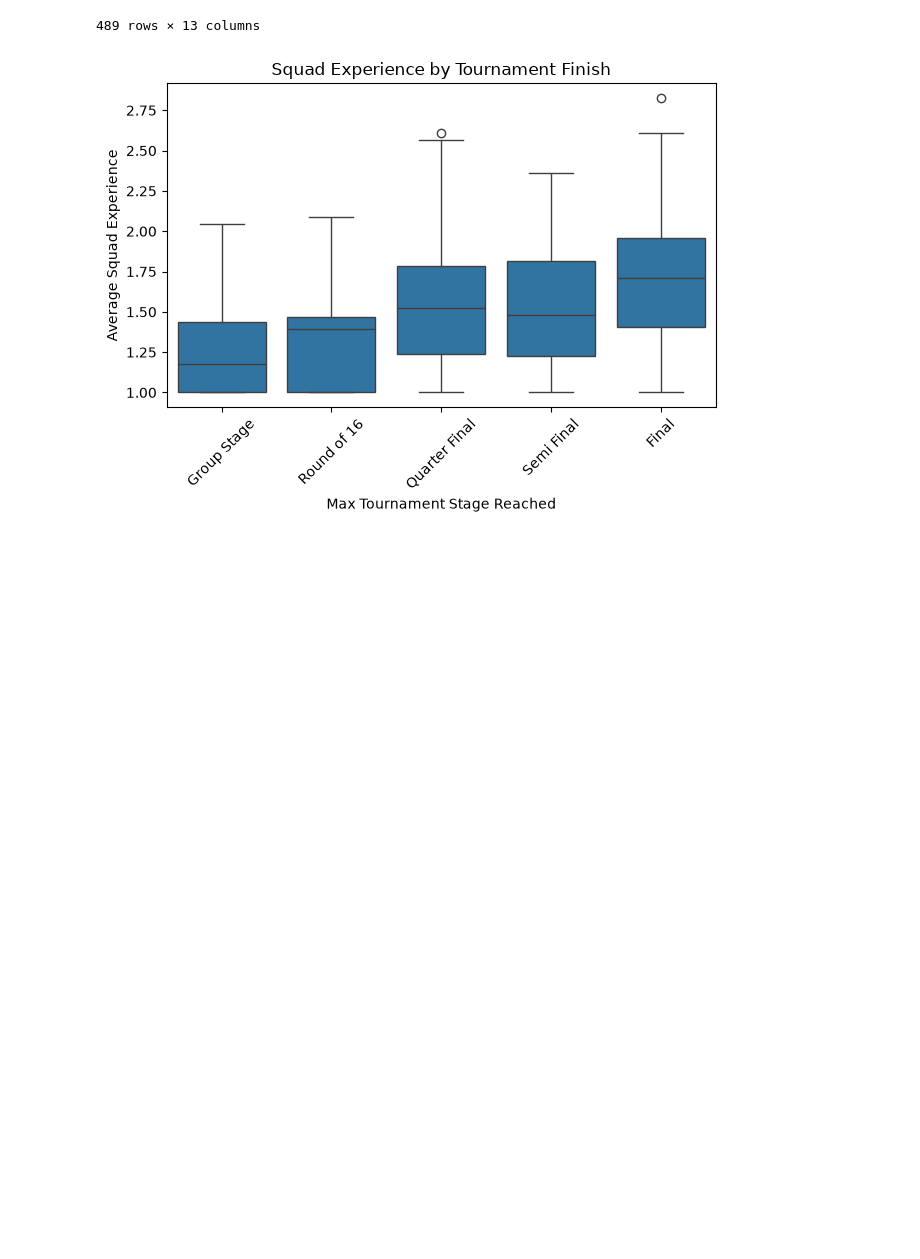
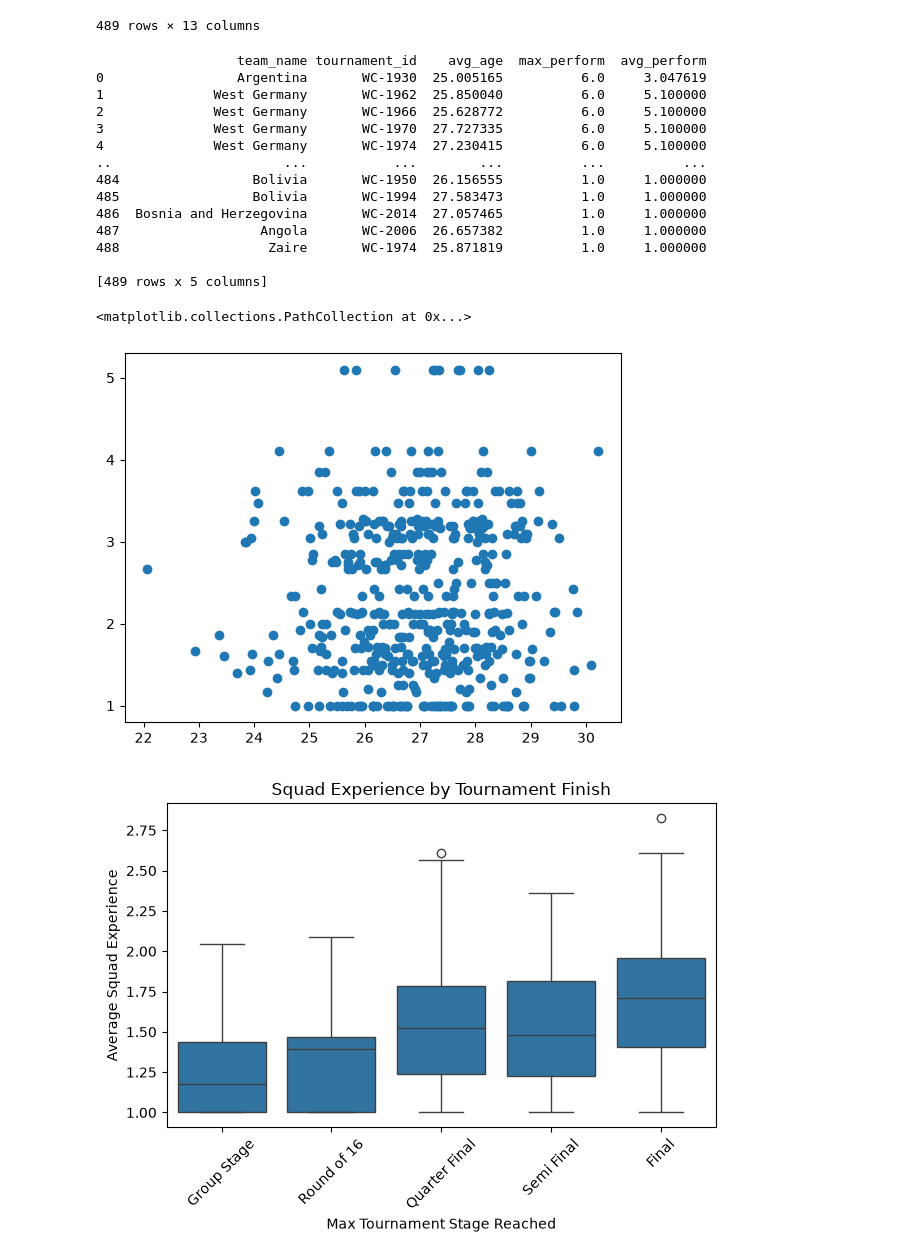
Before and after one commit to bev-amin/fifa-data-science, a Jupyter notebook: notebooks/01-exploration.ipynb, the cells around one changed output. Cells and saved outputs as stored; diff of their text form; code cells hidden in the pictures; blank space fills up the shorter version.

Commit message:
further analysis and visuals

```diff
--- a/notebooks/01-exploration.ipynb
+++ b/notebooks/01-exploration.ipynb
@@ -2084,6 +2084,30 @@ squad_exp_perform
 | 487 | WC-2022 | Uruguay | 2.846154 | 2.0 | 6.0 | 1.961538 | ... |
 | 488 | WC-2022 | Wales | 2.000000 | 2.0 | 3.0 | 1.000000 | ... |
 489 rows × 13 columns
+# %%
+''' Squad age vs success '''
+
+avg_age_per_sq = squad_exp_perform.groupby(['team_name','tournament_id']).agg(avg_age=('avg_age', 'mean'), max_perform=('max_performance', 'mean'), avg_perform=('avg_performance', 'mean')).sort_values(by='max_perform', ascending=False).reset_index()
+print(avg_age_per_sq)
+
+plt.scatter(avg_age_per_sq['avg_age'], avg_age_per_sq['avg_perform'])
+# %% [output]
+                  team_name tournament_id    avg_age  max_perform  avg_perform
+0                 Argentina       WC-1930  25.005165          6.0     3.047619
+1              West Germany       WC-1962  25.850040          6.0     5.100000
+2              West Germany       WC-1966  25.628772          6.0     5.100000
+3              West Germany       WC-1970  27.727335          6.0     5.100000
+4              West Germany       WC-1974  27.230415          6.0     5.100000
+..                      ...           ...        ...          ...          ...
+484                 Bolivia       WC-1950  26.156555          1.0     1.000000
+485                 Bolivia       WC-1994  27.583473          1.0     1.000000
+486  Bosnia and Herzegovina       WC-2014  27.057465          1.0     1.000000
+487                  Angola       WC-2006  26.657382          1.0     1.000000
+488                   Zaire       WC-1974  25.871819          1.0     1.000000
+
+[489 rows x 5 columns]
+<matplotlib.collections.PathCollection at 0x...>
+[figure, added]
 # %%
 stage_order = ['Group Stage', 'Round of 16', 'Quarter Final', 'Semi Final', 'Final']
 
```
Also changed, not shown: parts of 38 cells of this notebook.
